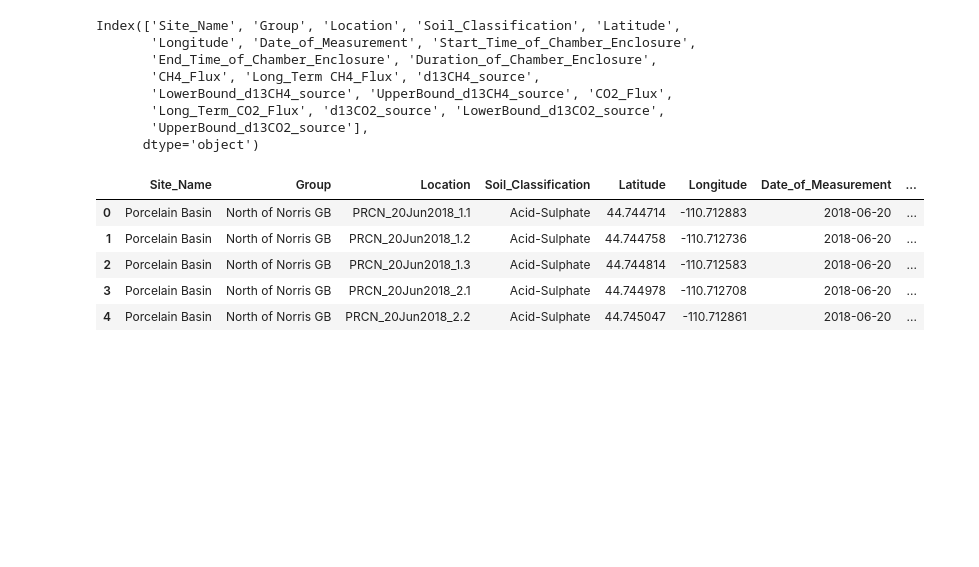
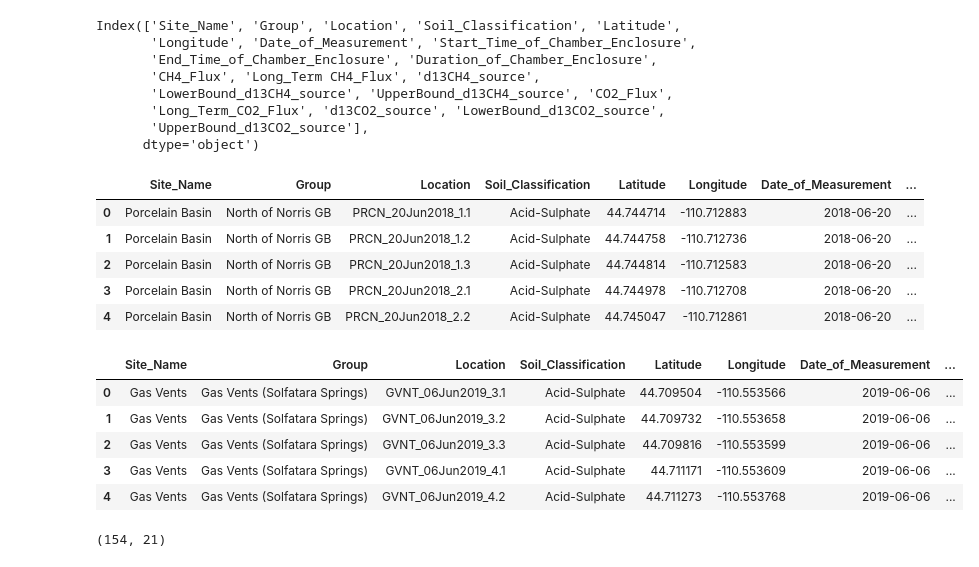
Before and after one commit to 907Resident/caldera-gases, a Jupyter notebook: site_differentation.ipynb, the cells around one changed output. Drawn from its saved outputs; the diff is of its cells as text; code cells hidden in the pictures; blank space fills up the shorter version.

```diff
--- a/site_differentation.ipynb
+++ b/site_differentation.ipynb
@@ -184,3 +210,21 @@ df_2018_YC.head()
 | 2 | Porcelain Basin | North of Norris GB | PRCN_20Jun2018_1.3 | Acid-Sulphate | 44.744814 | -110.712583 | 2018-06-20 | ... |
 | 3 | Porcelain Basin | North of Norris GB | PRCN_20Jun2018_2.1 | Acid-Sulphate | 44.744978 | -110.712708 | 2018-06-20 | ... |
 | 4 | Porcelain Basin | North of Norris GB | PRCN_20Jun2018_2.2 | Acid-Sulphate | 44.745047 | -110.712861 | 2018-06-20 | ... |
+# %%
+# Preview 2019 DataFrame
+df_2019_YC.head()
+# %% [output]
+|  | Site_Name | Group | Location | Soil_Classification | Latitude | Longitude | Date_of_Measurement | ... |
+| 0 | Gas Vents | Gas Vents (Solfatara Springs) | GVNT_06Jun2019_3.1 | Acid-Sulphate | 44.709504 | -110.553566 | 2019-06-06 | ... |
+| 1 | Gas Vents | Gas Vents (Solfatara Springs) | GVNT_06Jun2019_3.2 | Acid-Sulphate | 44.709732 | -110.553658 | 2019-06-06 | ... |
+| 2 | Gas Vents | Gas Vents (Solfatara Springs) | GVNT_06Jun2019_3.3 | Acid-Sulphate | 44.709816 | -110.553599 | 2019-06-06 | ... |
+| 3 | Gas Vents | Gas Vents (Solfatara Springs) | GVNT_06Jun2019_4.1 | Acid-Sulphate | 44.711171 | -110.553609 | 2019-06-06 | ... |
+| 4 | Gas Vents | Gas Vents (Solfatara Springs) | GVNT_06Jun2019_4.2 | Acid-Sulphate | 44.711273 | -110.553768 | 2019-06-06 | ... |
+# %%
+# Concatenate 2018 & 2019 dataframes
+df_YC_all = pd.concat([df_2018_YC, df_2019_YC], ignore_index=True)
+
+# Preview dataframe dimensions
+df_YC_all.shape
+# %% [output]
+(154, 21)
```
Also changed, not shown: parts of 14 cells of this notebook.
